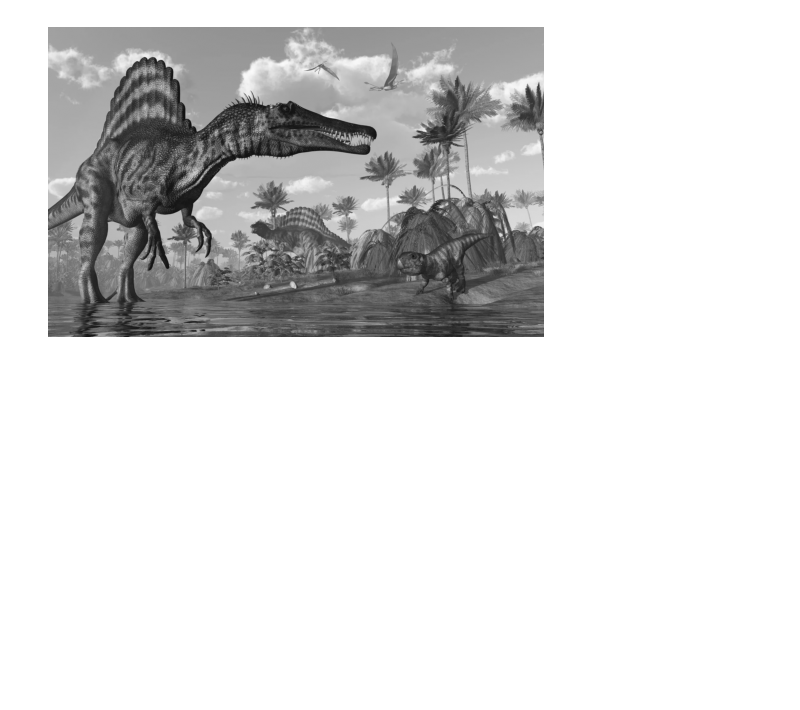
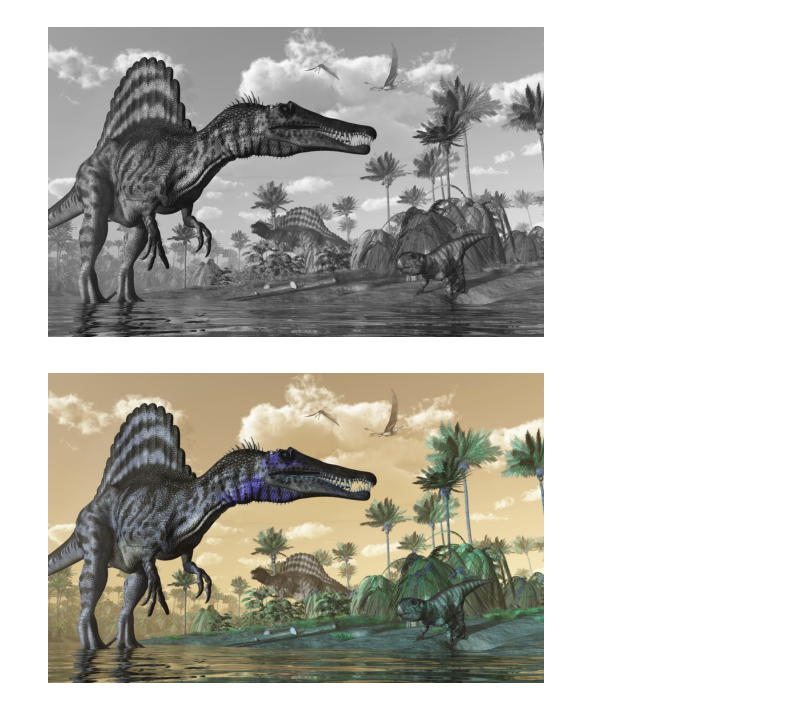
Before and after one commit to Md-Maruf-1727/deep-learning-practices, a Jupyter notebook: OpenCV/image_preprocessing.ipynb, the cells around one changed output. Cells and saved outputs as stored; diff of their text form; code cells hidden in the pictures; blank space fills up the shorter version.

Commit message:
reading image

```diff
--- a/OpenCV/image_preprocessing.ipynb
+++ b/OpenCV/image_preprocessing.ipynb
@@ -43,3 +43,13 @@ plt.axis('off')
 plt.show()
 # %% [output]
 [figure]
+# %%
+# read images into color scale mode
+
+image_path = "/content/drive/MyDrive/Datasets/Image Dataset/dinosaur/dinasosaurus.webp"
+image = cv2.imread(image_path, cv2.IMREAD_COLOR)
+plt.imshow(image)
+plt.axis('off')
+plt.show()
+# %% [output]
+[figure, added]
```
Also changed, not shown: parts of 5 cells of this notebook.
